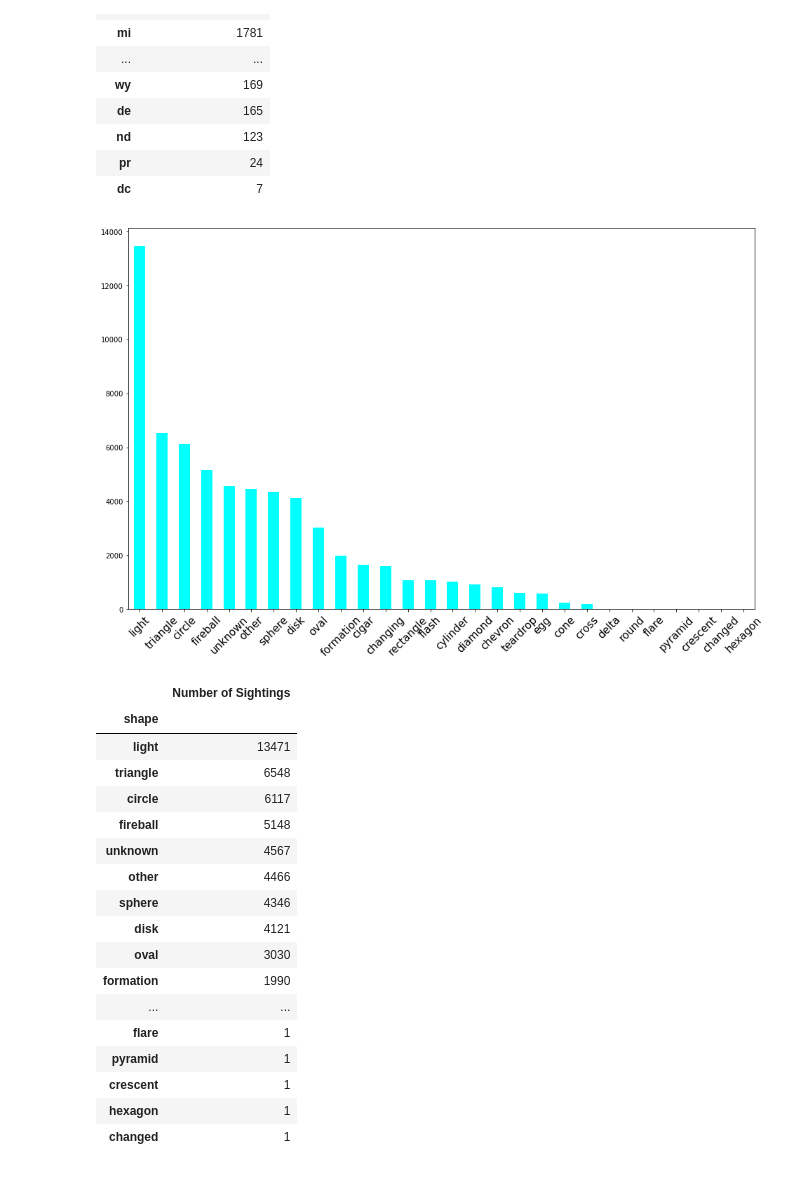
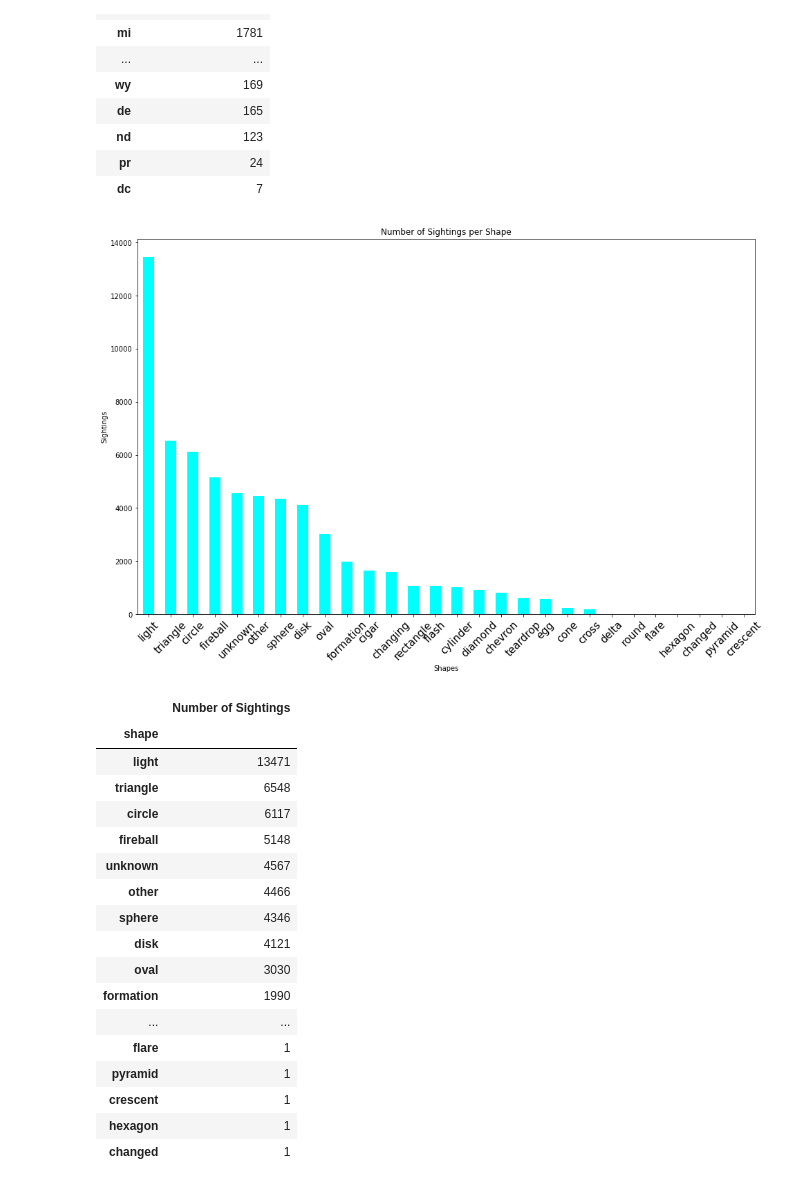
Before and after one commit to aburstyn9068/project1, a Jupyter notebook: UFO Data.ipynb, the cells around one changed output. Cells and saved outputs as stored; diff of their text form; code cells hidden in the pictures.

```diff
--- a/UFO Data.ipynb
+++ b/UFO Data.ipynb
@@ -116,14 +117,14 @@ new_ufo_df.head()
 | 4 | 10/10/1965 23:45 | norwalk | ct | us | disk | 1200 | 41.1175000 | -73.408333 |
 # %%
 # Change 24:00 to 00:00 instead
-# ufo_date = new_ufo_df.datetime.str.replace('24:00', '00:00')
-# ufo_date = pd.to_datetime(ufo_date, format='%m/%d/%Y %H:%M')
-# # Reformat the datetime column
-# new_ufo_df['datetime'] = new_ufo_df.datetime.str.replace('24:00', '00:00')
-# new_ufo_df['datetime'] = pd.to_datetime(new_ufo_df['datetime'], format='%m/%d/%Y %H:%M')
+ufo_date = new_ufo_df.datetime.str.replace('24:00', '00:00')
+ufo_date = pd.to_datetime(ufo_date, format='%m/%d/%Y %H:%M')
+# Reformat the datetime column
+new_ufo_df['datetime'] = new_ufo_df.datetime.str.replace('24:00', '00:00')
+new_ufo_df['datetime'] = pd.to_datetime(new_ufo_df['datetime'], format='%m/%d/%Y %H:%M')
 
 new_ufo_df['latitude'] = pd.to_numeric(new_ufo_df['latitude'])
-new_ufo_df['longitude '] = pd.to_numeric(new_ufo_df['longitude'])
+new_ufo_df['longitude'] = pd.to_numeric(new_ufo_df['longitude'])
 new_ufo_df['datetime'] = new_ufo_df['datetime'].astype(str)
 new_ufo_df.dtypes
 # %% [output]
@@ -275,14 +275,17 @@ state_counts.sort_values(by='Number of Sightings', ascending=False)
 # %%
 usa_sights['shape'].value_counts().plot(kind='bar', figsize=(16,10), color='aqua')
 plt.xticks(rotation=45, fontsize=15)
+plt.title("Number of Sightings per Shape")
+plt.xlabel("Shapes")
+plt.ylabel("Sightings")
 plt.show()
 # usa_sights['shape'].value_counts()
 shape_groups = usa_sights.groupby("shape")
 shape_counts = pd.DataFrame(shape_groups['shape'].count().sort_values(ascending=False))
 shape_counts = shape_counts.rename(columns={'shape': 'Number of Sightings'})
 shape_counts.sort_values(by='Number of Sightings', ascending=False)
 # %% [output]
-[figure, old version]
+[figure, new version]
 |  | Number of Sightings |
 | shape |  |
 | light | 13471 |
```
Also changed, not shown: parts of 9 cells of this notebook, 2 other files.
